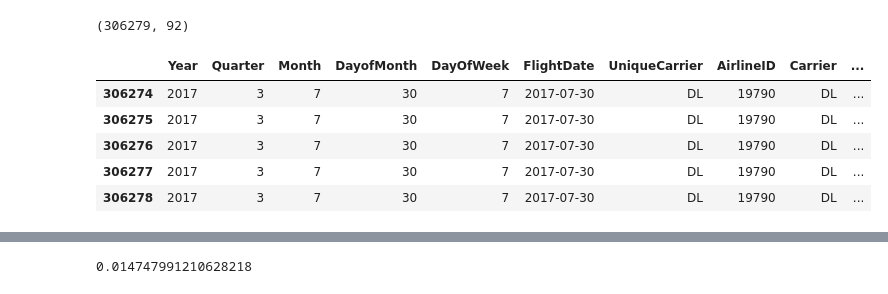
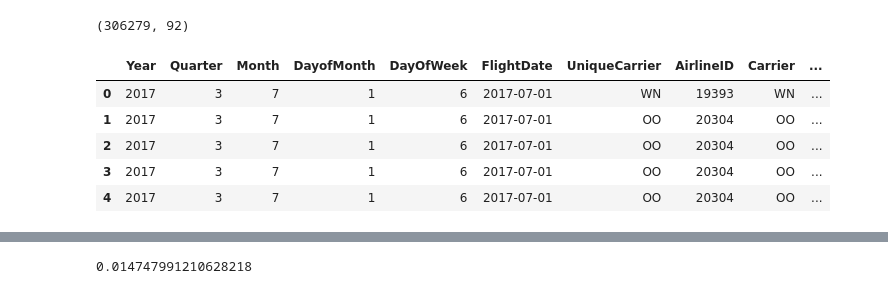
Before and after one commit to cuthlo/springboard, a Jupyter notebook: capstone_project1/Data_Cleaning_and_Wrangling.ipynb, the cells around one changed output, grey strips where cells are left out. Drawn from its saved outputs; the diff is of its cells as text; code cells hidden in the pictures.

```diff
--- a/capstone_project1/Data_Cleaning_and_Wrangling.ipynb
+++ b/capstone_project1/Data_Cleaning_and_Wrangling.ipynb
@@ -27,14 +27,14 @@ df_merged.shape
 # %% [output]
 (306279, 92)
 # %%
-df_merged.tail()
+df_merged.head()
 # %% [output]
 |  | Year | Quarter | Month | DayofMonth | DayOfWeek | FlightDate | UniqueCarrier | AirlineID | Carrier | ... |
-| 306274 | 2017 | 3 | 7 | 30 | 7 | 2017-07-30 | DL | 19790 | DL | ... |
-| 306275 | 2017 | 3 | 7 | 30 | 7 | 2017-07-30 | DL | 19790 | DL | ... |
-| 306276 | 2017 | 3 | 7 | 30 | 7 | 2017-07-30 | DL | 19790 | DL | ... |
-| 306277 | 2017 | 3 | 7 | 30 | 7 | 2017-07-30 | DL | 19790 | DL | ... |
-| 306278 | 2017 | 3 | 7 | 30 | 7 | 2017-07-30 | DL | 19790 | DL | ... |
+| 0 | 2017 | 3 | 7 | 1 | 6 | 2017-07-01 | WN | 19393 | WN | ... |
+| 1 | 2017 | 3 | 7 | 1 | 6 | 2017-07-01 | OO | 20304 | OO | ... |
+| 2 | 2017 | 3 | 7 | 1 | 6 | 2017-07-01 | OO | 20304 | OO | ... |
+| 3 | 2017 | 3 | 7 | 1 | 6 | 2017-07-01 | OO | 20304 | OO | ... |
+| 4 | 2017 | 3 | 7 | 1 | 6 | 2017-07-01 | OO | 20304 | OO | ... |
 # %%
 df_merged.info()
 # %% [output]
```
Also changed, not shown: parts of 8 cells of this notebook.
